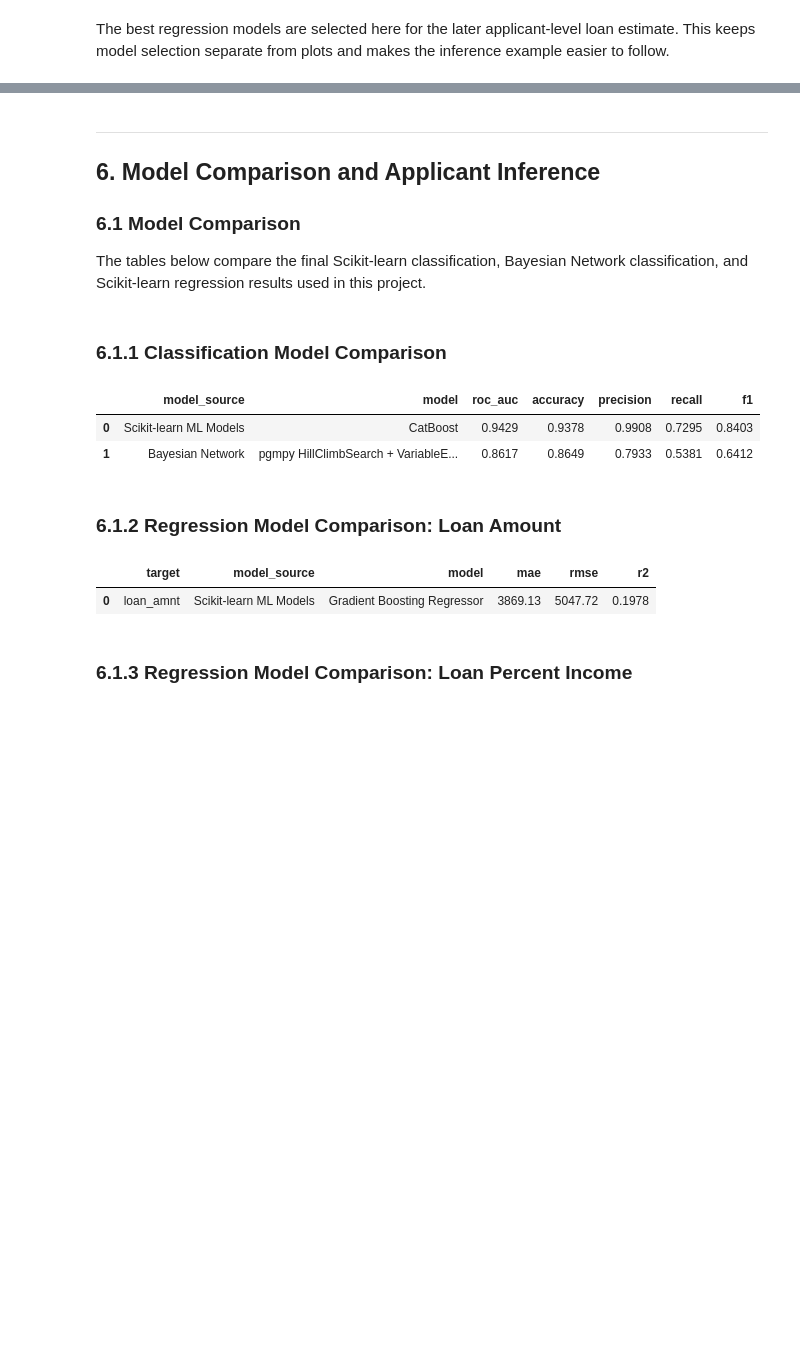
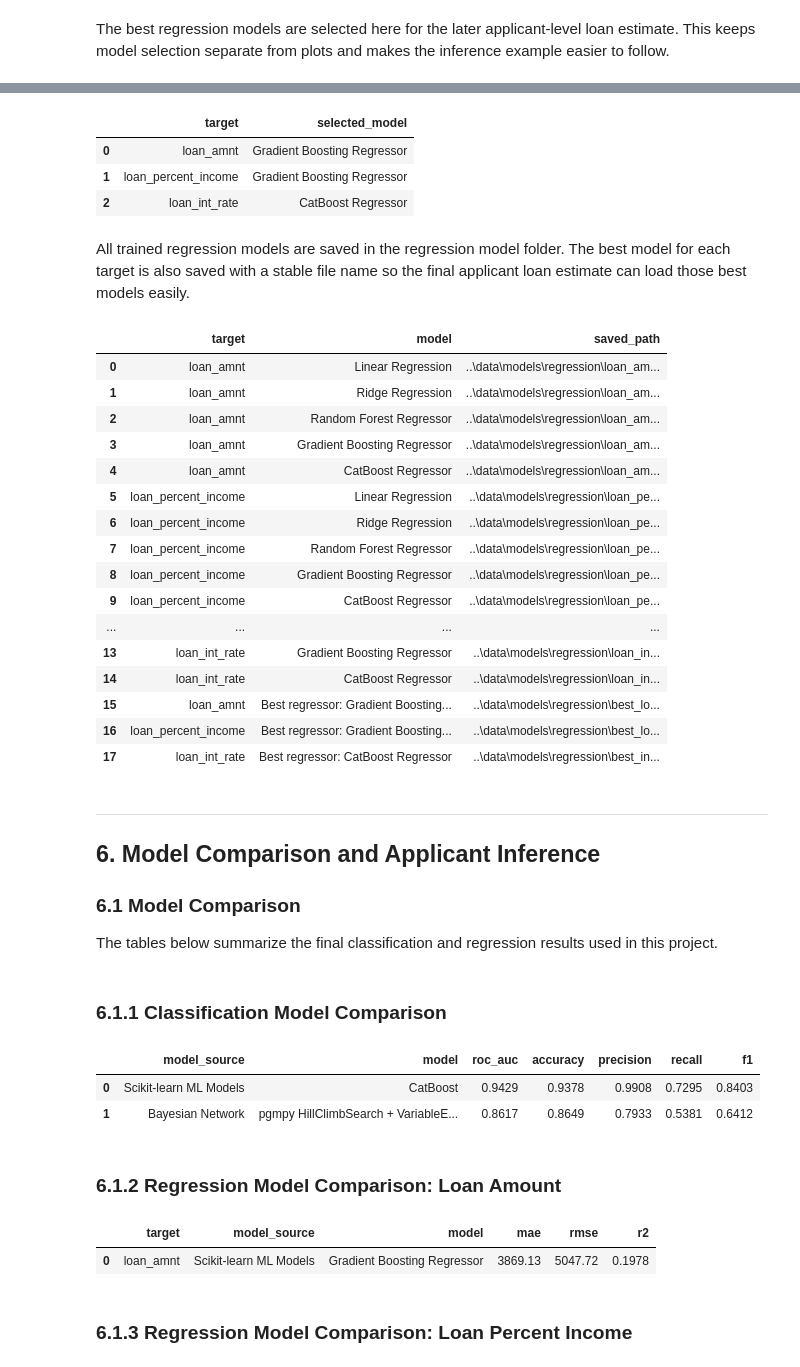
Before and after one commit to diaeshantony-usd/applied-statistics-and-ai-team-project, a Jupyter notebook: 02_Model_Selection/B2_Statistics_Modeling_and_Inference.ipynb, the cells around one changed output, grey strips where cells are left out. Saved outputs shown, nothing was run; the diff lists cells and outputs as text; code cells hidden in the pictures; blank space fills up the shorter version.

```diff
--- a/02_Model_Selection/B_Feature_Engineering_Preprocessing_and_ML.ipynb
+++ b/02_Model_Selection/B2_Statistics_Modeling_and_Inference.ipynb
@@ -1400,10 +1191,75 @@ display(selected_regression_models)
+# %%
+best_regression = {
+    loan_amount_target: loan_amount_metrics.iloc[0]["model"],
+    loan_percent_target: loan_percent_metrics.iloc[0]["model"],
+    interest_rate_target: interest_rate_metrics.iloc[0]["model"],
+}
+
+best_amount_name = best_regression[loan_amount_target]
+best_percent_name = best_regression[loan_percent_target]
+best_rate_name = best_regression[interest_rate_target]
+best_amount_model = loan_amount_models[best_amount_name]
+best_percent_model = loan_percent_models[best_percent_name]
+best_rate_model = interest_rate_models[best_rate_name]
+
+selected_regression_models = pd.DataFrame([
+    {"target": target, "selected_model": model_name}
+    for target, model_name in best_regression.items()
+])
+selected_regression_models
+# %% [output]
+|  | target | selected_model |
+| 0 | loan_amnt | Gradient Boosting Regressor |
+| 1 | loan_percent_income | Gradient Boosting Regressor |
+| 2 | loan_int_rate | CatBoost Regressor |
+# %% [markdown]
+All trained regression models are saved in the regression model folder. The best model for each target is also saved with a stable file name so the final applicant loan estimate can load those best models easily.
+# %%
+regression_model_files = []
+for target_name, fitted_models in regression_models_by_target.items():
+    saved = save_model_group(fitted_models, REGRESSION_MODEL_DIR, prefix=f"{target_name}_")
+    saved.insert(0, "target", target_name)
+    regression_model_files.append(saved)
+regression_model_files = pd.concat(regression_model_files, ignore_index=True)
+
+best_regression_files = [
+    (loan_amount_target, best_amount_name, best_amount_model, "best_loan_amount_regressor.joblib"),
+    (loan_percent_target, best_percent_name, best_percent_model, "best_loan_percent_income_regressor.joblib"),
+    (interest_rate_target, best_rate_name, best_rate_model, "best_interest_rate_regressor.joblib"),
+]
+for target_name, model_name, fitted_model, file_name in best_regression_files:
+    path = save_model(fitted_model, REGRESSION_MODEL_DIR, file_name)
+    regression_model_files = pd.concat([
+        regression_model_files,
+        pd.DataFrame([{"target": target_name, "model": f"Best regressor: {model_name}", "saved_path": str(path)}]),
+    ], ignore_index=True)
+
+regression_model_files
+# %% [output]
+|  | target | model | saved_path |
+| 0 | loan_amnt | Linear Regression | ..\data\models\regression\loan_am... |
+| 1 | loan_amnt | Ridge Regression | ..\data\models\regression\loan_am... |
+| 2 | loan_amnt | Random Forest Regressor | ..\data\models\regression\loan_am... |
+| 3 | loan_amnt | Gradient Boosting Regressor | ..\data\models\regression\loan_am... |
+| 4 | loan_amnt | CatBoost Regressor | ..\data\models\regression\loan_am... |
+| 5 | loan_percent_income | Linear Regression | ..\data\models\regression\loan_pe... |
+| 6 | loan_percent_income | Ridge Regression | ..\data\models\regression\loan_pe... |
+| 7 | loan_percent_income | Random Forest Regressor | ..\data\models\regression\loan_pe... |
+| 8 | loan_percent_income | Gradient Boosting Regressor | ..\data\models\regression\loan_pe... |
+| 9 | loan_percent_income | CatBoost Regressor | ..\data\models\regression\loan_pe... |
+| ... | ... | ... | ... |
+| 13 | loan_int_rate | Gradient Boosting Regressor | ..\data\models\regression\loan_in... |
+| 14 | loan_int_rate | CatBoost Regressor | ..\data\models\regression\loan_in... |
+| 15 | loan_amnt | Best regressor: Gradient Boosting... | ..\data\models\regression\best_lo... |
+| 16 | loan_percent_income | Best regressor: Gradient Boosting... | ..\data\models\regression\best_lo... |
+| 17 | loan_int_rate | Best regressor: CatBoost Regressor | ..\data\models\regression\best_in... |
 # %% [markdown]
 ---
 ## 6. Model Comparison and Applicant Inference
 
 ### 6.1 Model Comparison
 
-The tables below compare the final Scikit-learn classification, Bayesian Network classification, and Scikit-learn regression results used in this project.
+The tables below summarize the final classification and regression results used in this project.
 # %% [markdown]
 ### 6.1.1 Classification Model Comparison
 # %%
```
Also changed, not shown: parts of 87 cells of this notebook, 34 other files.
